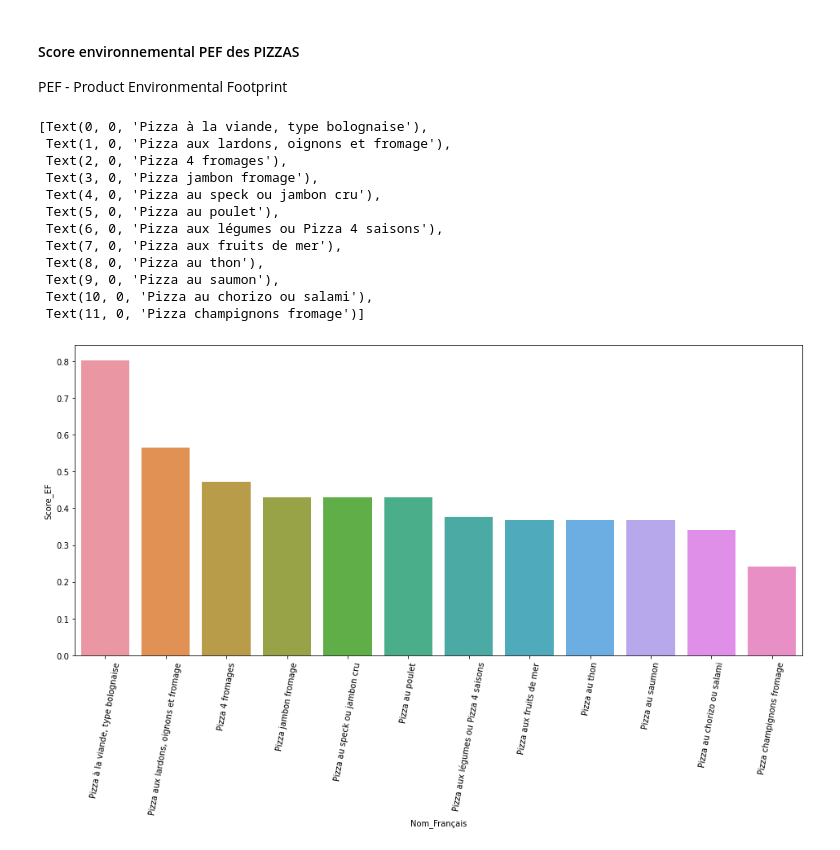
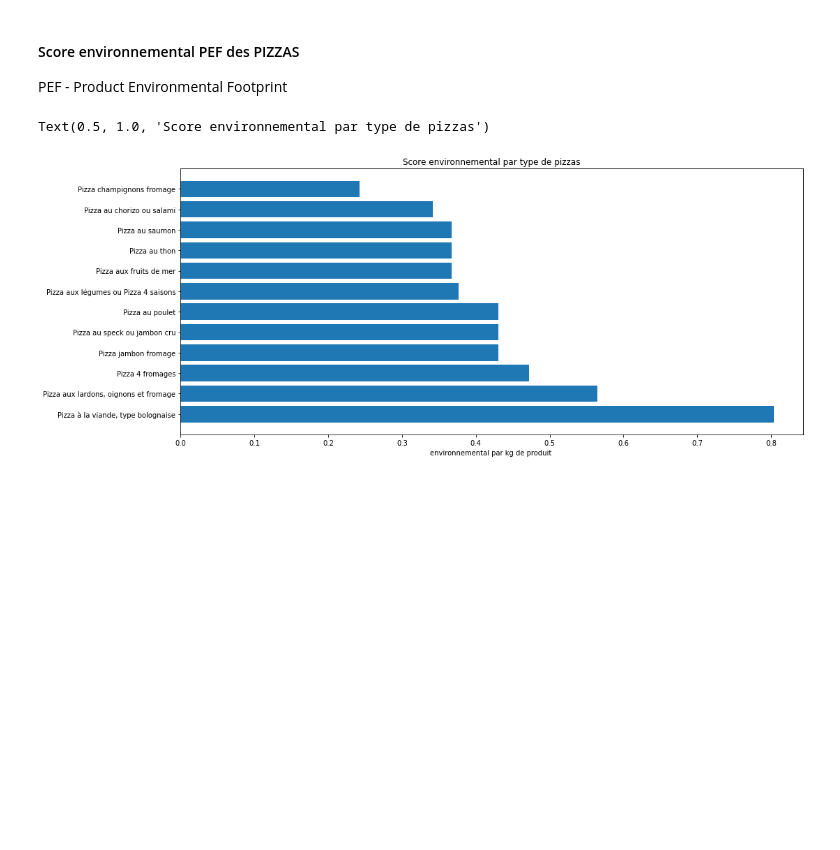
Before and after one commit to pattypooh/agribalyse, a Jupyter notebook: notebooks/01-mbe-eda - Agribalyse.ipynb, the cells around one changed output. Saved outputs shown, nothing was run; the diff lists cells and outputs as text; code cells hidden in the pictures; blank space fills up the shorter version.

```diff
--- a/notebooks/01-mbe-eda - Agribalyse.ipynb
+++ b/notebooks/01-mbe-eda - Agribalyse.ipynb
@@ -259,21 +205,12 @@ PEF -  Product Environmental Footprint
 # %%
 s = df_pizza.groupby(['Nom_Français'])['Score_EF'].sum().sort_values(ascending=False).reset_index()
 
 fig, ax = plt.subplots(figsize=(16,7))
 
-ax = sns.barplot(x='Nom_Français', y='Score_EF', data=s)
-ax.set_xticklabels(ax.get_xticklabels(),rotation = 80)
+
+ax.barh(s.Nom_Français, s.Score_EF, align='center')
+ax.set_xlabel('environnemental par kg de produit ')
+ax.set_title('Score environnemental par type de pizzas')
 # %% [output]
-[Text(0, 0, 'Pizza à la viande, type bolognaise'),
- Text(1, 0, 'Pizza aux lardons, oignons et fromage'),
- Text(2, 0, 'Pizza 4 fromages'),
- Text(3, 0, 'Pizza jambon fromage'),
- Text(4, 0, 'Pizza au speck ou jambon cru'),
- Text(5, 0, 'Pizza au poulet'),
- Text(6, 0, 'Pizza aux légumes ou Pizza 4 saisons'),
- Text(7, 0, 'Pizza aux fruits de mer'),
- Text(8, 0, 'Pizza au thon'),
- Text(9, 0, 'Pizza au saumon'),
- Text(10, 0, 'Pizza au chorizo ou salami'),
- Text(11, 0, 'Pizza champignons fromage')]
+Text(0.5, 1.0, 'Score environnemental par type de pizzas')
-[figure, old version]
+[figure, new version]
```
Also changed, not shown: parts of 12 cells of this notebook.
